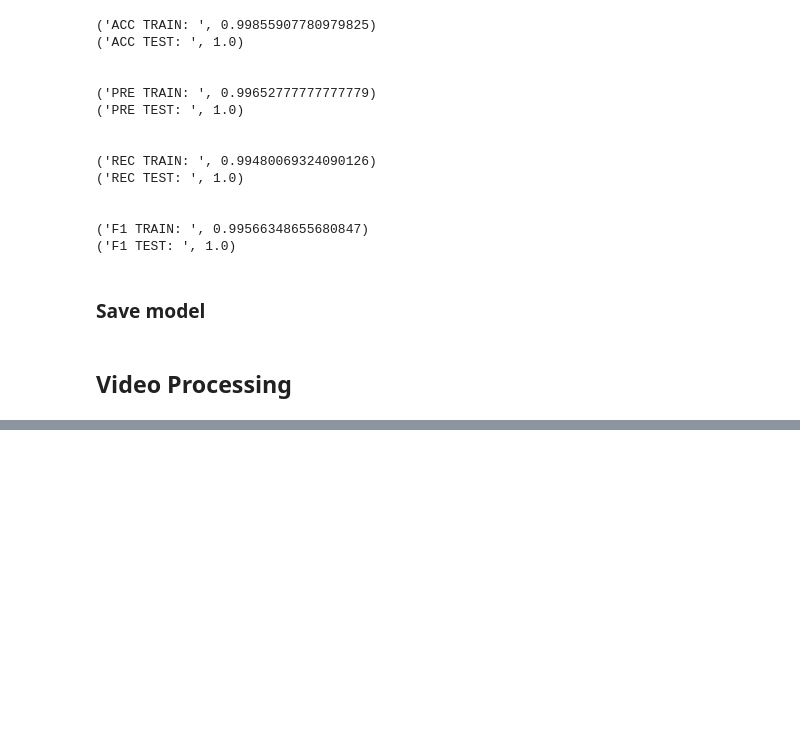
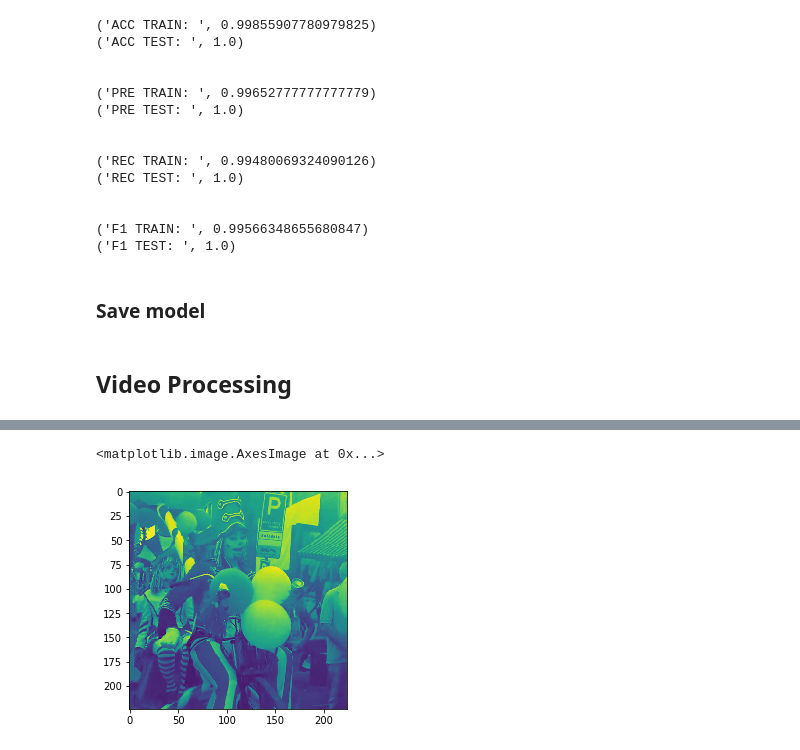
Before and after one commit to plim0793/automating_photography, a Jupyter notebook: modeling.ipynb, the cells around one changed output, grey strips where cells are left out. Drawn from its saved outputs; the diff is of its cells as text; code cells hidden in the pictures; blank space fills up the shorter version.

```diff
--- a/modeling.ipynb
+++ b/modeling.ipynb
@@ -419,0 +420,6 @@ Released Video Resource
+# %%
+# snap = cv2.cvtColor(snap, cv2.COLOR_BGR2GRAY)
+plt.imshow(snap)
+# %% [output]
+<matplotlib.image.AxesImage at 0x...>
+[figure, added]
```
Also changed, not shown: parts of 2 cells of this notebook.
